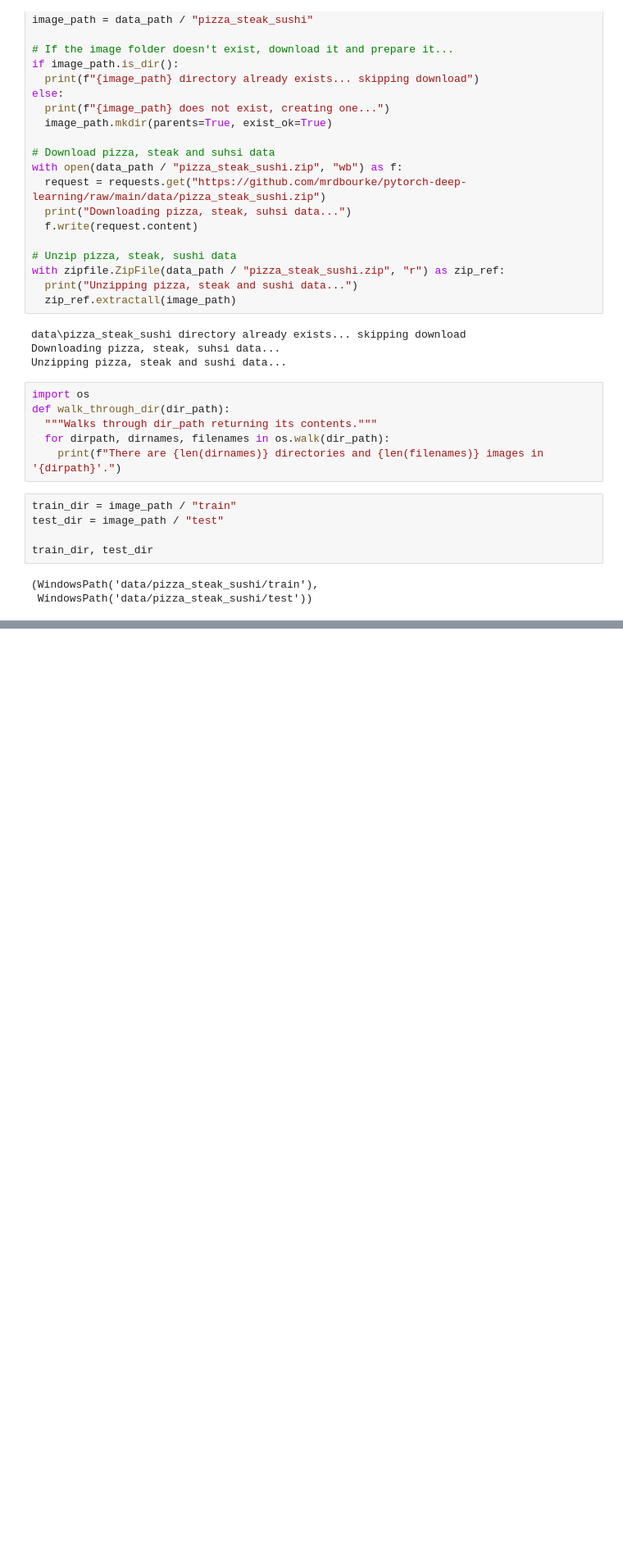
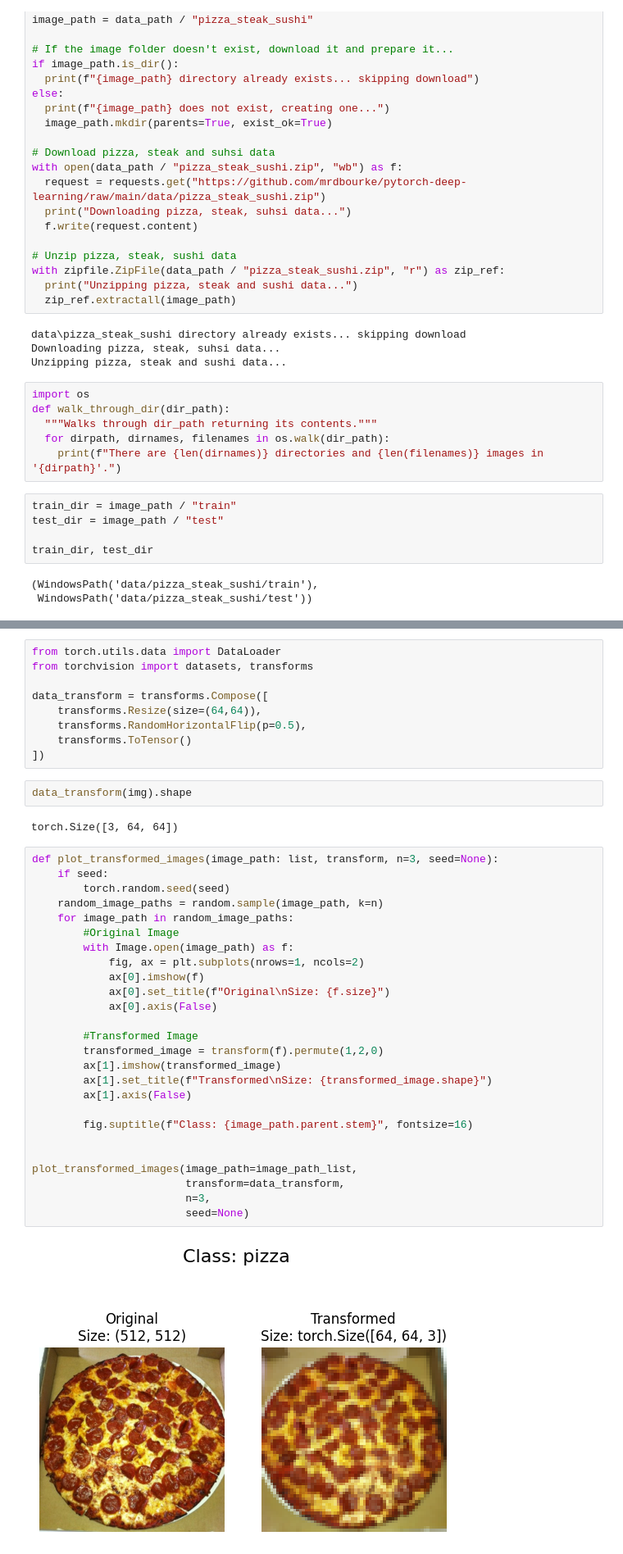
Before and after one commit to abdullahsultan/PytorchBasics, a Jupyter notebook: Food_CV.ipynb, the cells around one changed output, grey strips where cells are left out. Shown at 82% size. Cells and saved outputs as stored; diff of their text form; blank space fills up the shorter version.

```diff
--- a/Food_CV.ipynb
+++ b/Food_CV.ipynb
@@ -96,0 +110,41 @@ plt.axis(False);
+# %%
+from torch.utils.data import DataLoader
+from torchvision import datasets, transforms
+
+data_transform = transforms.Compose([
+    transforms.Resize(size=(64,64)),
+    transforms.RandomHorizontalFlip(p=0.5),
+    transforms.ToTensor()
+])
+# %%
+data_transform(img).shape
+# %% [output]
+torch.Size([3, 64, 64])
+# %%
+def plot_transformed_images(image_path: list, transform, n=3, seed=None):
+    if seed:
+        torch.random.seed(seed)
+    random_image_paths = random.sample(image_path, k=n)
+    for image_path in random_image_paths:
+        #Original Image
+        with Image.open(image_path) as f:
+            fig, ax = plt.subplots(nrows=1, ncols=2)
+            ax[0].imshow(f)
+            ax[0].set_title(f"Original\nSize: {f.size}")
+            ax[0].axis(False)
+
+        #Transformed Image
+        transformed_image = transform(f).permute(1,2,0)
+        ax[1].imshow(transformed_image)
+        ax[1].set_title(f"Transformed\nSize: {transformed_image.shape}")
+        ax[1].axis(False)
+
+        fig.suptitle(f"Class: {image_path.parent.stem}", fontsize=16)
+
+
+plot_transformed_images(image_path=image_path_list,
+                        transform=data_transform,
+                        n=3,
+                        seed=None)
+# %% [output]
+[figure, added]
```
Also changed, not shown: parts of 7 cells of this notebook.
